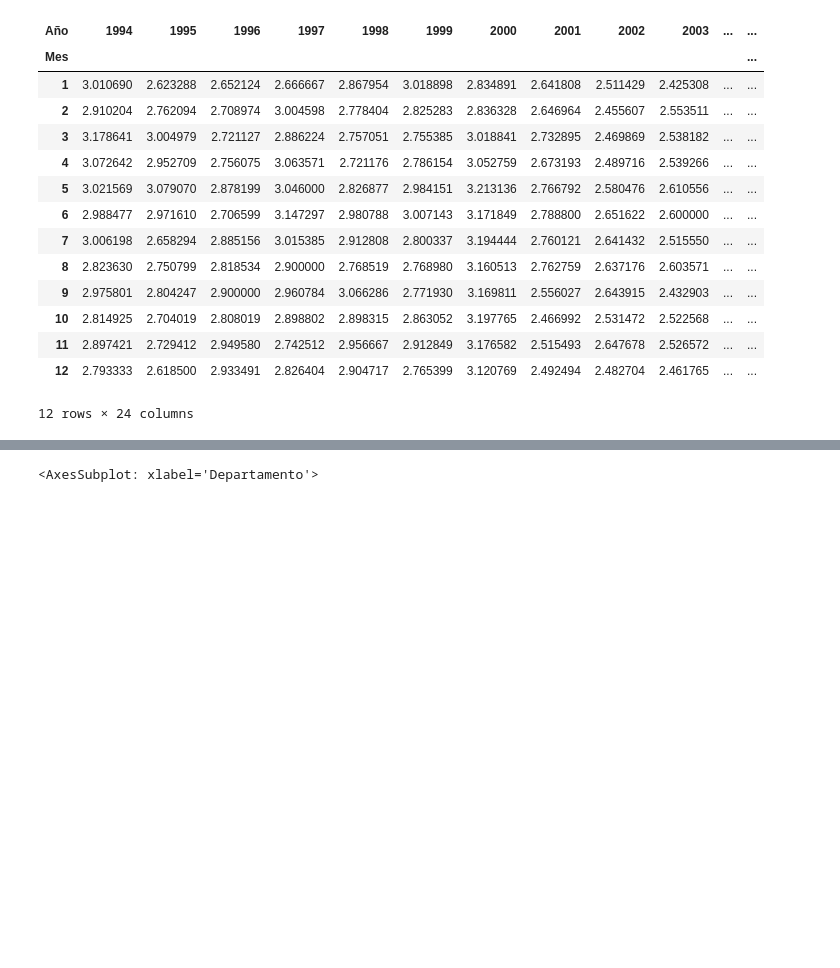
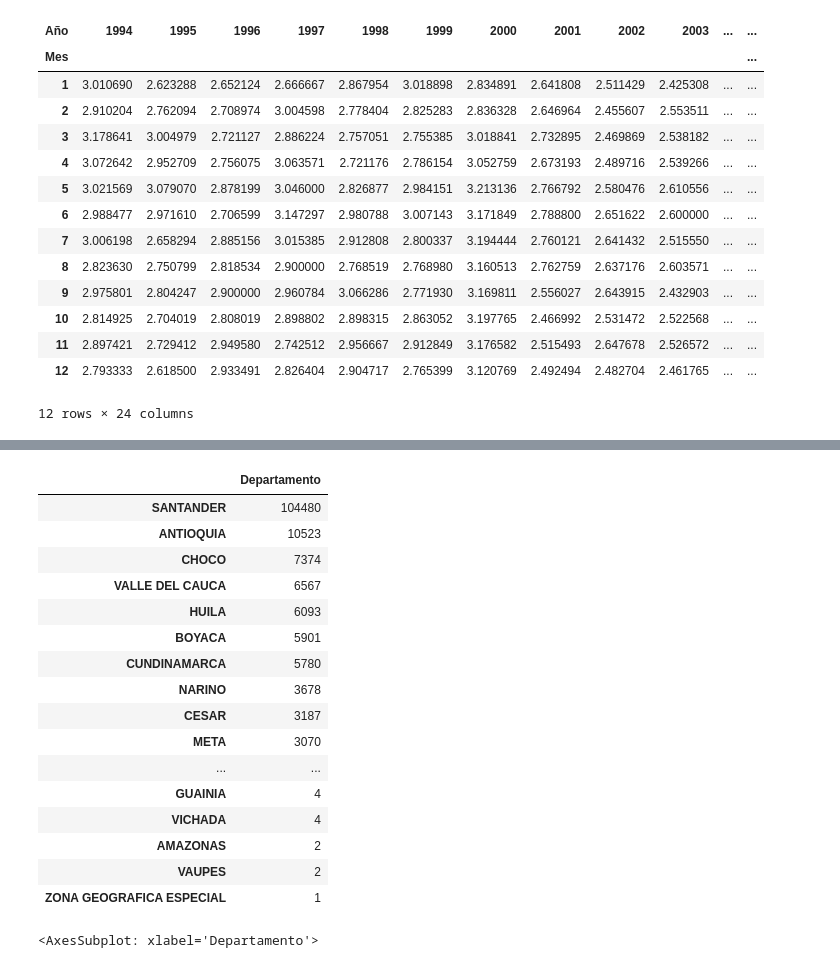
Before and after one commit to EDGAR-BARAHONA/Programacion-Python-Gis, a Jupyter notebook: Analitica/AnalisisSismico.ipynb, the cells around one changed output, grey strips where cells are left out. Drawn from its saved outputs; the diff is of its cells as text; code cells hidden in the pictures; blank space fills up the shorter version.

```diff
--- a/Analitica/AnalisisSismico.ipynb
+++ b/Analitica/AnalisisSismico.ipynb
@@ -213,3 +281,23 @@ SismosDpto.plot.bar()
+# %%
+pd.DataFrame(SismosDpto)
+# %% [output]
+|  | Departamento |
+| SANTANDER | 104480 |
+| ANTIOQUIA | 10523 |
+| CHOCO | 7374 |
+| VALLE DEL CAUCA | 6567 |
+| HUILA | 6093 |
+| BOYACA | 5901 |
+| CUNDINAMARCA | 5780 |
+| NARINO | 3678 |
+| CESAR | 3187 |
+| META | 3070 |
+| ... | ... |
+| GUAINIA | 4 |
+| VICHADA | 4 |
+| AMAZONAS | 2 |
+| VAUPES | 2 |
+| ZONA GEOGRAFICA ESPECIAL | 1 |
 # %%
 sismosdpto = sismos.groupby(["Departamento"])["Magnitud_ML"].max()
 # %%
```
Also changed, not shown: parts of 17 cells of this notebook.
